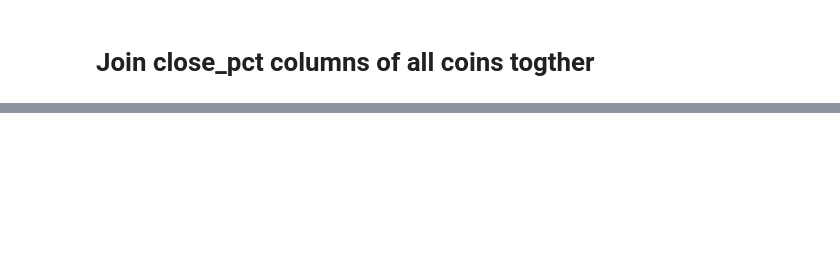
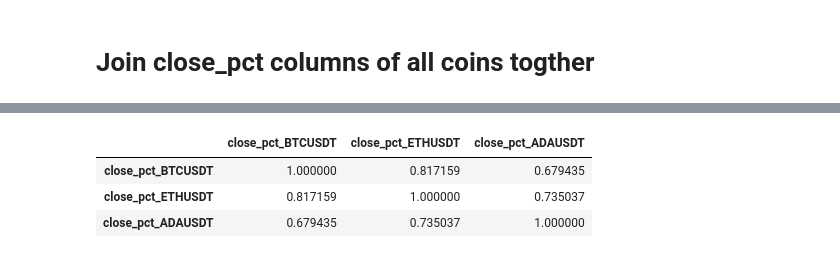
Before and after one commit to guyvandam/3rdYearResearchProject, a Jupyter notebook: correlation_research.ipynb, the cells around one changed output, grey strips where cells are left out. Saved outputs shown, nothing was run; the diff lists cells and outputs as text; code cells hidden in the pictures; blank space fills up the shorter version.

```diff
--- a/correlation_research.ipynb
+++ b/correlation_research.ipynb
@@ -68,0 +72,7 @@ ValueError: cannot reindex from a duplicate axis
+# %%
+df.corr()
+# %% [output]
+|  | close_pct_BTCUSDT | close_pct_ETHUSDT | close_pct_ADAUSDT |
+| close_pct_BTCUSDT | 1.000000 | 0.817159 | 0.679435 |
+| close_pct_ETHUSDT | 0.817159 | 1.000000 | 0.735037 |
+| close_pct_ADAUSDT | 0.679435 | 0.735037 | 1.000000 |
```
Also changed, not shown: parts of 13 cells of this notebook.
